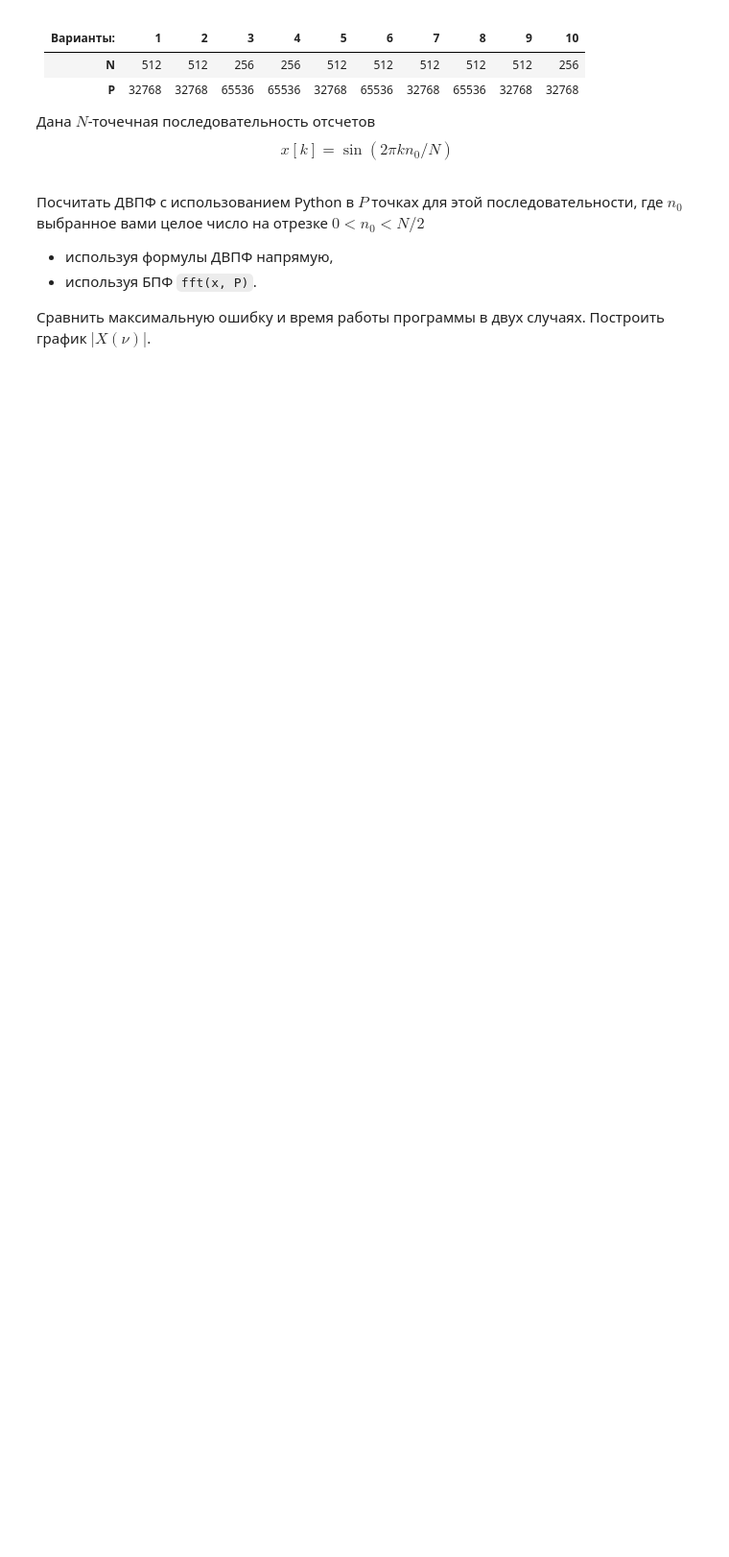
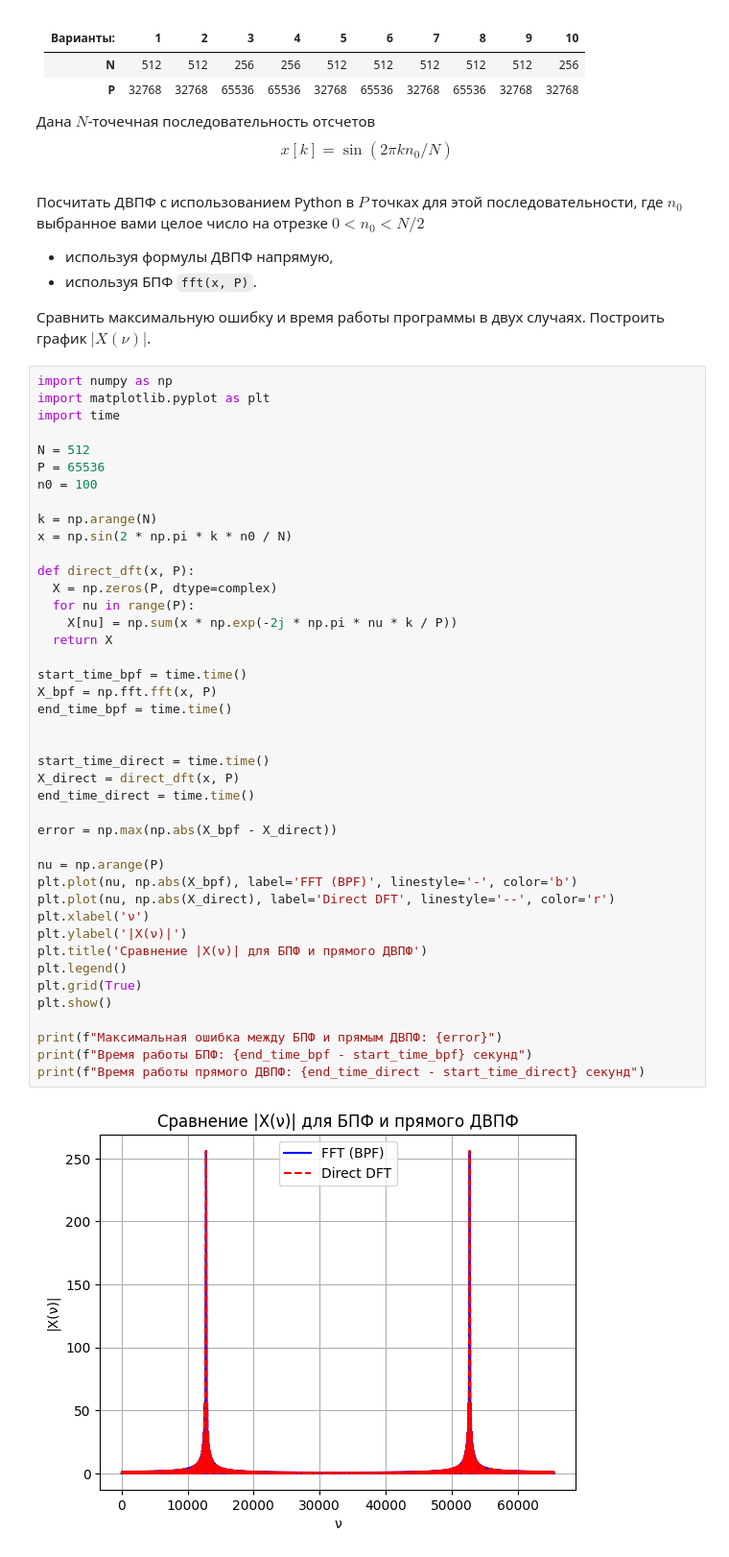
Before and after one commit to dementev-dv/DSP, a Jupyter notebook: Lab1_DFT.ipynb, the cells around one changed output. Shown at 96% size. Cells and saved outputs as stored; diff of their text form; blank space fills up the shorter version.

```diff
--- a/Lab1_DFT.ipynb
+++ b/Lab1_DFT.ipynb
@@ -468,3 +517,47 @@ $$ x[k]= \sin(2\pi kn_0/N)$$
 * используя БПФ `fft(x, P)`.
 
 Сравнить максимальную ошибку и время работы программы в двух случаях. Построить график $|X(\nu)|$.
+# %%
+import numpy as np
+import matplotlib.pyplot as plt
+import time
+
+N = 512
+P = 65536
+n0 = 100
+
+k = np.arange(N)
+x = np.sin(2 * np.pi * k * n0 / N)
+
+def direct_dft(x, P):
+  X = np.zeros(P, dtype=complex)
+  for nu in range(P):
+    X[nu] = np.sum(x * np.exp(-2j * np.pi * nu * k / P))
+  return X
+
+start_time_bpf = time.time()
+X_bpf = np.fft.fft(x, P)
+end_time_bpf = time.time()
+
+
+start_time_direct = time.time()
+X_direct = direct_dft(x, P)
+end_time_direct = time.time()
+
+error = np.max(np.abs(X_bpf - X_direct))
+
+nu = np.arange(P)
+plt.plot(nu, np.abs(X_bpf), label='FFT (BPF)', linestyle='-', color='b')
+plt.plot(nu, np.abs(X_direct), label='Direct DFT', linestyle='--', color='r')
+plt.xlabel('ν')
+plt.ylabel('|X(ν)|')
+plt.title('Сравнение |X(ν)| для БПФ и прямого ДВПФ')
+plt.legend()
+plt.grid(True)
+plt.show()
+
+print(f"Максимальная ошибка между БПФ и прямым ДВПФ: {error}")
+print(f"Время работы БПФ: {end_time_bpf - start_time_bpf} секунд")
+print(f"Время работы прямого ДВПФ: {end_time_direct - start_time_direct} секунд")
+# %% [output]
+[figure, added]
```
Also changed, not shown: parts of 5 cells of this notebook, 1 other file.
